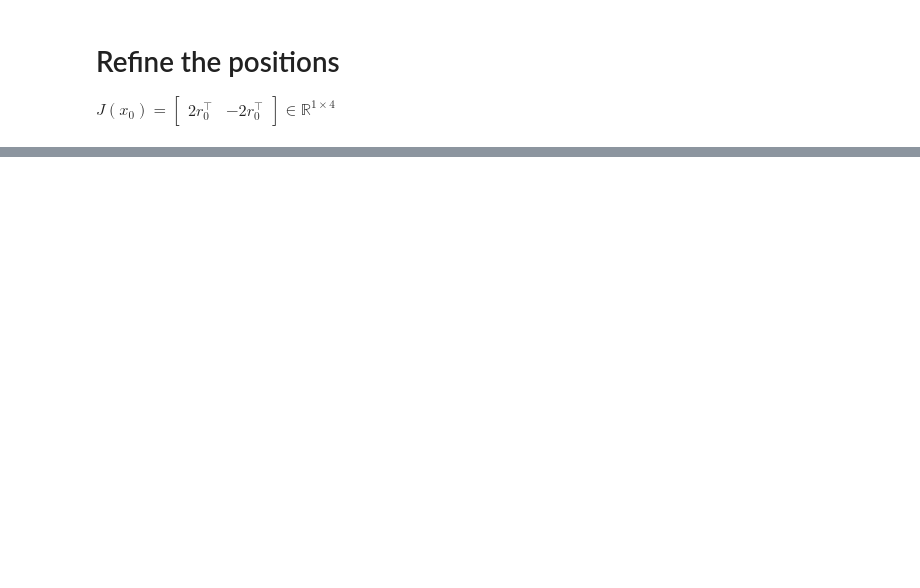
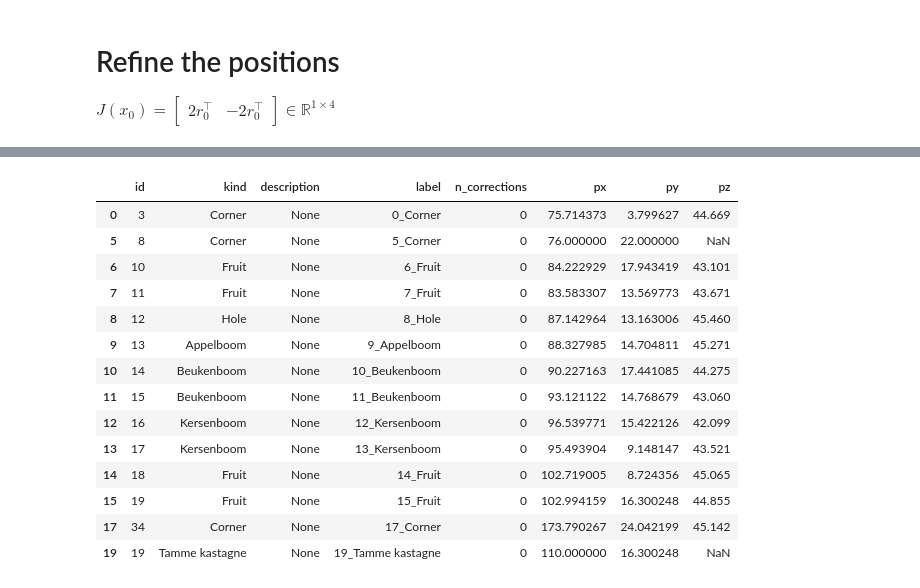
Before and after one commit to henkluinge/garden_dynamics, a Jupyter notebook: notebooks/garden_map.ipynb, the cells around one changed output, grey strips where cells are left out. Saved outputs shown, nothing was run; the diff lists cells and outputs as text; code cells hidden in the pictures; blank space fills up the shorter version.

```diff
--- a/notebooks/garden_map.ipynb
+++ b/notebooks/garden_map.ipynb
@@ -157,3 +156,21 @@ Error:
+# %%
+field_parsers.gdf_trees_to_regular_pandas(gdf_trees)
+# %% [output]
+|  | id | kind | description | label | n_corrections | px | py | pz |
+| 0 | 3 | Corner | None | 0_Corner | 0 | 75.714373 | 3.799627 | 44.669 |
+| 5 | 8 | Corner | None | 5_Corner | 0 | 76.000000 | 22.000000 | NaN |
+| 6 | 10 | Fruit | None | 6_Fruit | 0 | 84.222929 | 17.943419 | 43.101 |
+| 7 | 11 | Fruit | None | 7_Fruit | 0 | 83.583307 | 13.569773 | 43.671 |
+| 8 | 12 | Hole | None | 8_Hole | 0 | 87.142964 | 13.163006 | 45.460 |
+| 9 | 13 | Appelboom | None | 9_Appelboom | 0 | 88.327985 | 14.704811 | 45.271 |
+| 10 | 14 | Beukenboom | None | 10_Beukenboom | 0 | 90.227163 | 17.441085 | 44.275 |
+| 11 | 15 | Beukenboom | None | 11_Beukenboom | 0 | 93.121122 | 14.768679 | 43.060 |
+| 12 | 16 | Kersenboom | None | 12_Kersenboom | 0 | 96.539771 | 15.422126 | 42.099 |
+| 13 | 17 | Kersenboom | None | 13_Kersenboom | 0 | 95.493904 | 9.148147 | 43.521 |
+| 14 | 18 | Fruit | None | 14_Fruit | 0 | 102.719005 | 8.724356 | 45.065 |
+| 15 | 19 | Fruit | None | 15_Fruit | 0 | 102.994159 | 16.300248 | 44.855 |
+| 17 | 34 | Corner | None | 17_Corner | 0 | 173.790267 | 24.042199 | 45.142 |
+| 19 | 19 | Tamme kastagne | None | 19_Tamme kastagne | 0 | 110.000000 | 16.300248 | NaN |
 # %%
 ax = plot_orchard(gdf_kadaster, db_info_percelen, gdf_trees, add_basemap=False)
 
```
Also changed, not shown: parts of 8 cells of this notebook.
